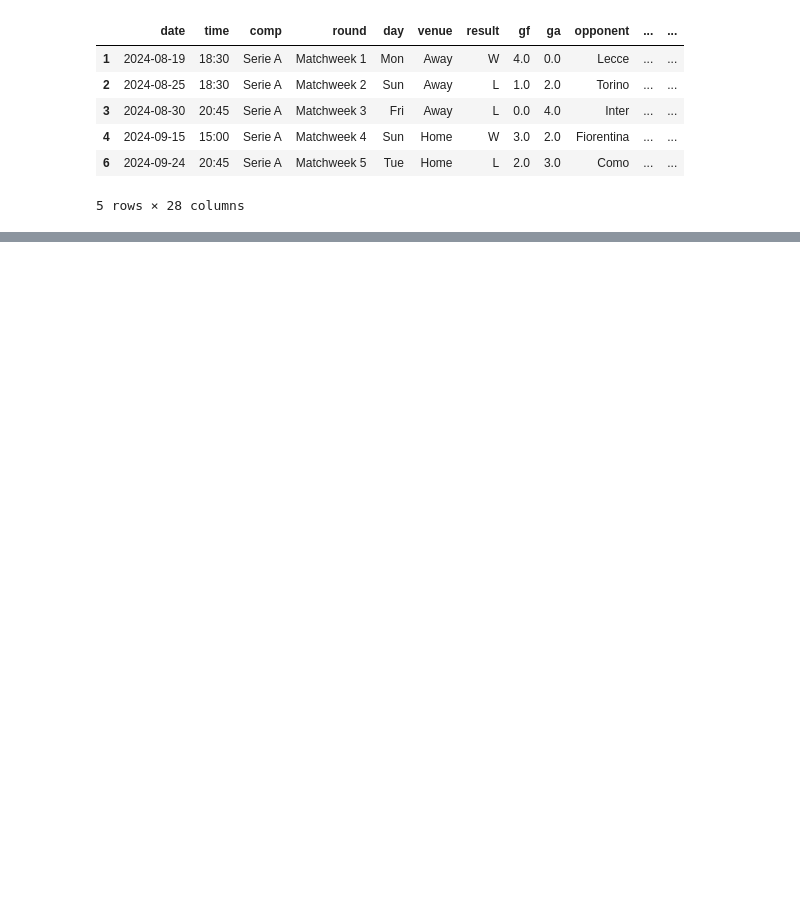
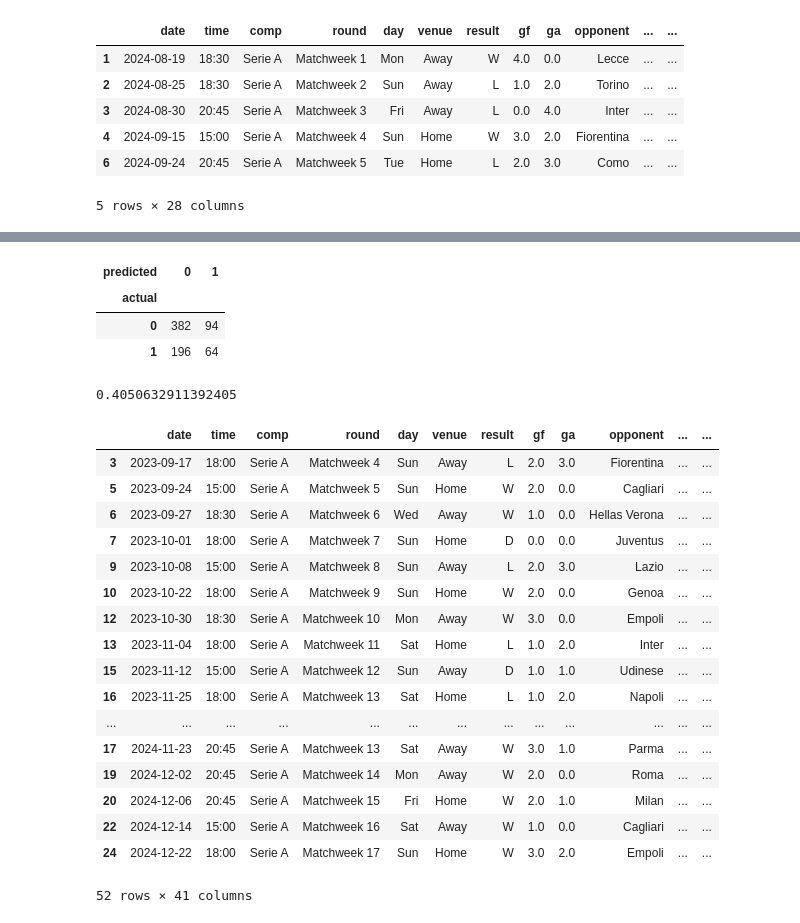
Before and after one commit to vincij002/-PART-1-Web-Scraping-with-Python-Project, a Jupyter notebook: prediction.ipynb, the cells around one changed output, grey strips where cells are left out. Drawn from its saved outputs; the diff is of its cells as text; code cells hidden in the pictures; blank space fills up the shorter version.

```diff
--- a/prediction.ipynb
+++ b/prediction.ipynb
@@ -14,0 +126,2 @@ matches.head()
+# %%
+matches["day_code"] = matches["date"].dt.dayofweek
@@ -14,0 +174,48 @@ matches.head()
+# %%
+pd.crosstab(index=combined["actual"], columns=combined["predicted"])
+# %% [output]
+| predicted | 0 | 1 |
+| actual |  |  |
+| 0 | 382 | 94 |
+| 1 | 196 | 64 |
+# %%
+from sklearn.metrics import precision_score
+
+precision_score(test["target"], preds)
+# %% [output]
+0.4050632911392405
+# %%
+grouped_matches = matches.groupby("team")
+# %%
+group = grouped_matches.get_group("Atalanta").sort_values("date")
+# %%
+def rolling_averages(group, cols, new_cols):
+    group = group.sort_values("date")
+    rolling_stats = group[cols].rolling(3, closed='left').mean()
+    group[new_cols] = rolling_stats
+    group = group.dropna(subset=new_cols)
+    return group
+# %%
+cols = ["gf", "ga", "sh", "sot", "dist", "fk", "pk", "pkatt"]
+new_cols = [f"{c}_rolling" for c in cols]
+
+rolling_averages(group, cols, new_cols)
+# %% [output]
+|  | date | time | comp | round | day | venue | result | gf | ga | opponent | ... | ... |
+| 3 | 2023-09-17 | 18:00 | Serie A | Matchweek 4 | Sun | Away | L | 2.0 | 3.0 | Fiorentina | ... | ... |
+| 5 | 2023-09-24 | 15:00 | Serie A | Matchweek 5 | Sun | Home | W | 2.0 | 0.0 | Cagliari | ... | ... |
+| 6 | 2023-09-27 | 18:30 | Serie A | Matchweek 6 | Wed | Away | W | 1.0 | 0.0 | Hellas Verona | ... | ... |
+| 7 | 2023-10-01 | 18:00 | Serie A | Matchweek 7 | Sun | Home | D | 0.0 | 0.0 | Juventus | ... | ... |
+| 9 | 2023-10-08 | 15:00 | Serie A | Matchweek 8 | Sun | Away | L | 2.0 | 3.0 | Lazio | ... | ... |
+| 10 | 2023-10-22 | 18:00 | Serie A | Matchweek 9 | Sun | Home | W | 2.0 | 0.0 | Genoa | ... | ... |
+| 12 | 2023-10-30 | 18:30 | Serie A | Matchweek 10 | Mon | Away | W | 3.0 | 0.0 | Empoli | ... | ... |
+| 13 | 2023-11-04 | 18:00 | Serie A | Matchweek 11 | Sat | Home | L | 1.0 | 2.0 | Inter | ... | ... |
+| 15 | 2023-11-12 | 15:00 | Serie A | Matchweek 12 | Sun | Away | D | 1.0 | 1.0 | Udinese | ... | ... |
+| 16 | 2023-11-25 | 18:00 | Serie A | Matchweek 13 | Sat | Home | L | 1.0 | 2.0 | Napoli | ... | ... |
+| ... | ... | ... | ... | ... | ... | ... | ... | ... | ... | ... | ... | ... |
+| 17 | 2024-11-23 | 20:45 | Serie A | Matchweek 13 | Sat | Away | W | 3.0 | 1.0 | Parma | ... | ... |
+| 19 | 2024-12-02 | 20:45 | Serie A | Matchweek 14 | Mon | Away | W | 2.0 | 0.0 | Roma | ... | ... |
+| 20 | 2024-12-06 | 20:45 | Serie A | Matchweek 15 | Fri | Home | W | 2.0 | 1.0 | Milan | ... | ... |
+| 22 | 2024-12-14 | 15:00 | Serie A | Matchweek 16 | Sat | Away | W | 1.0 | 0.0 | Cagliari | ... | ... |
+| 24 | 2024-12-22 | 18:00 | Serie A | Matchweek 17 | Sun | Home | W | 3.0 | 2.0 | Empoli | ... | ... |
+52 rows × 41 columns
```
Also changed, not shown: parts of 37 cells of this notebook, 1 other file.
